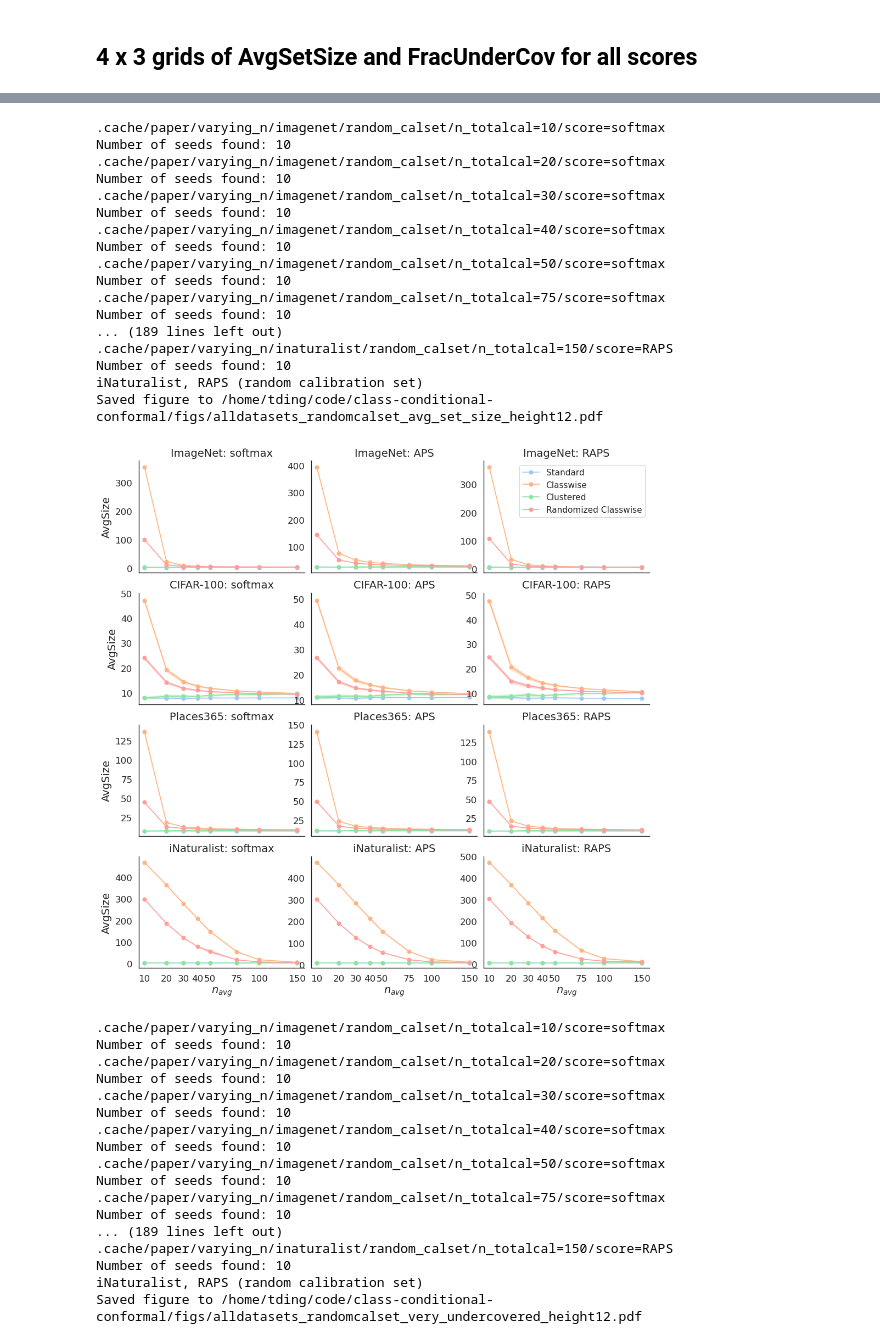
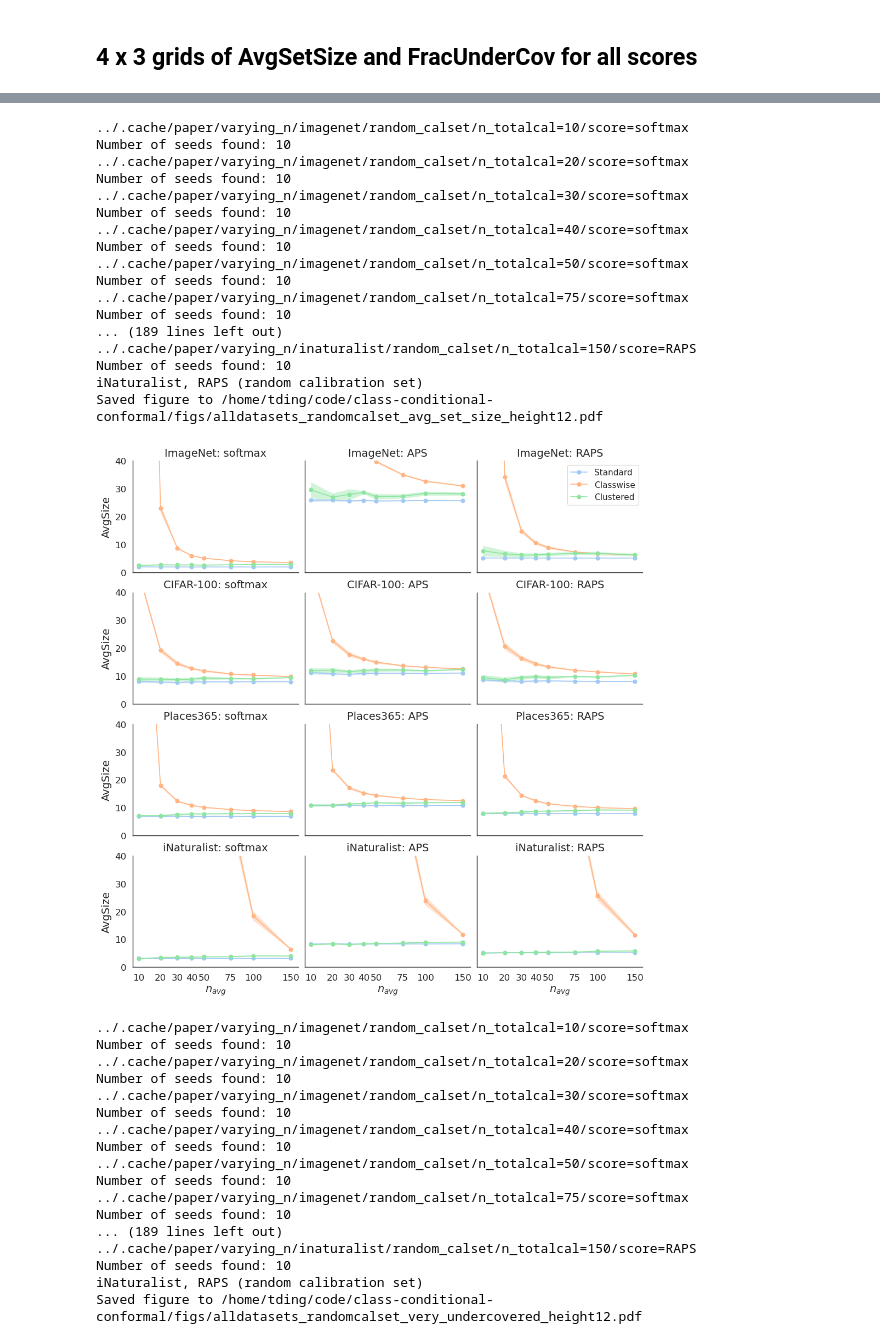
Before and after one commit to tiffanyding/class-conditional-conformal, a Jupyter notebook: notebooks/create_varying_n_plots.ipynb, the cells around one changed output, grey strips where cells are left out. Cells and saved outputs as stored; diff of their text form; code cells hidden in the pictures.

```diff
--- a/create_varying_n_plots.ipynb
+++ b/notebooks/create_varying_n_plots.ipynb
@@ -112,14 +22,0 @@ pth
-# %%
-folder = '.cache/paper/old/varying_n_before_exactclasswise'
-# pth = os.path.join(folder, f'inaturalist/random_calset/n_totalcal=75/score=RAPS/seed=8_allresults.pkl')
-pth = os.path.join(save_folder, f'inaturalist/random_calset/n_totalcal=75/score=RAPS/seed=8_allresults.pkl')
-
-
-with open(pth, 'rb') as f:
-    results = pickle.load(f)
-
-for method in method_list:
-    print(results.keys())
-    if method not in results.keys():
-        print('Missing', method)
-#             print(f'{method} is missing in {pth}')
@@ -311,24 +185,22 @@ Number of seeds found: 10
 # %%
+method_to_name = {'standard': 'Standard',
+                  'classwise': 'Classwise',
+                  'cluster_random': 'Clustered'}
+
 # method_to_name = {'standard': 'Standard',
 #                   'classwise': 'Classwise',
-#                   'cluster_proportional': 'Clustered'}
-
-method_to_name = {'standard': 'Standard',
-                  'classwise': 'Classwise',
-                  'cluster_proportional': 'Clustered',
-                  'exact_coverage_classwise': 'Randomized Classwise'}
+#                   'cluster_random': 'Clustered',
+#                   'exact_coverage_classwise': 'Randomized Classwise'}
 
 metric_to_name = {'class_cov_gap': 'CovGap', 'avg_set_size': 'AvgSize', 'very_undercovered': 'FracUnderCov'}
 
 dataset_to_name = {'imagenet': 'ImageNet', 'cifar-100': 'CIFAR-100',
                        'places365': 'Places365', 'inaturalist': 'iNaturalist'}
 # %%
-
-
 def make_line_plot(aggregated_results, ax,
                         n_list = [10, 20, 30, 40, 50, 75, 100, 150],
                         metric_to_name = {'class_cov_gap': 'CovGap', 'avg_set_size': 'AvgSize', 'very_undercovered': 'FracUnderCov'},
-                        method_list = ['standard', 'classwise', 'cluster_proportional'],
+                        method_list = ['standard', 'classwise', 'cluster_random'],
                         dataset_to_name = {'imagenet': 'ImageNet', 'cifar-100': 'CIFAR-100',
                        'places365': 'Places365', 'inaturalist': 'iNaturalist'}):
 
@@ -343,9 +215,7 @@ def make_line_plot(aggregated_results, ax,
         ax.fill_between(x, y-1.96*se, y+1.96*se, alpha=0.4)
 
         ax.set_xlabel('$n_{avg}$', fontsize=FONT_SIZE)
-#     ax.set_xlabel('Average number of examples per class')
-#     ax.set_ylabel(metric_to_name[metric])
-#     ax.legend()
+
 
     ax.set_xscale('squareroot')
     ax.set_xlim(left=8)
@@ -647,14 +572,14 @@ for metric in metric_list:
 #                          pad=-3) # Shift plot title down
 
 
-    #         Remove y-ticks except for bottom plots
+            # Remove x-ticks except for bottom plots
             if i < nrows - 1:
                 ax.set_xticks([])
                 ax.set_xlabel('.', fontsize=1) # hacky fix
 
-#             # Remove y-ticks and label except for left-most plots
-#             if j > 0:
-#                 ax.set_yticks([])
+            # Remove y-ticks and label except for left-most plots
+            if j > 0:
+                ax.set_yticks([])
 
 
             # Set y-label
@@ -663,7 +588,7 @@ for metric in metric_list:
 
             # Apply row-by-row adjustments
             if metric == 'avg_set_size':
-                pass
+                ax.set_ylim(0,40)
 #                 if dataset == 'imagenet' or dataset == 'places365':
 #                     ax.set_ylim(0,450)
 #                 if dataset == 'cifar-100':
@@ -715,35 +640,35 @@ Saved figure to /home/tding/code/class-conditional-conformal/figs/alldatasets_ra
-.cache/paper/varying_n/imagenet/random_calset/n_totalcal=10/score=softmax
+../.cache/paper/varying_n/imagenet/random_calset/n_totalcal=10/score=softmax
 Number of seeds found: 10
-.cache/paper/varying_n/imagenet/random_calset/n_totalcal=20/score=softmax
+../.cache/paper/varying_n/imagenet/random_calset/n_totalcal=20/score=softmax
 Number of seeds found: 10
-.cache/paper/varying_n/imagenet/random_calset/n_totalcal=30/score=softmax
+../.cache/paper/varying_n/imagenet/random_calset/n_totalcal=30/score=softmax
 Number of seeds found: 10
-.cache/paper/varying_n/imagenet/random_calset/n_totalcal=40/score=softmax
+../.cache/paper/varying_n/imagenet/random_calset/n_totalcal=40/score=softmax
 Number of seeds found: 10
-.cache/paper/varying_n/imagenet/random_calset/n_totalcal=50/score=softmax
+../.cache/paper/varying_n/imagenet/random_calset/n_totalcal=50/score=softmax
 Number of seeds found: 10
-.cache/paper/varying_n/imagenet/random_calset/n_totalcal=75/score=softmax
+../.cache/paper/varying_n/imagenet/random_calset/n_totalcal=75/score=softmax
 Number of seeds found: 10
 ... (189 lines left out)
-.cache/paper/varying_n/inaturalist/random_calset/n_totalcal=150/score=RAPS
+../.cache/paper/varying_n/inaturalist/random_calset/n_totalcal=150/score=RAPS
 Number of seeds found: 10
 iNaturalist, RAPS (random calibration set)
 Saved figure to /home/tding/code/class-conditional-conformal/figs/alldatasets_randomcalset_avg_set_size_height12.pdf
-[figure, old version]
+[figure, new version]
-.cache/paper/varying_n/imagenet/random_calset/n_totalcal=10/score=softmax
+../.cache/paper/varying_n/imagenet/random_calset/n_totalcal=10/score=softmax
 Number of seeds found: 10
-.cache/paper/varying_n/imagenet/random_calset/n_totalcal=20/score=softmax
+../.cache/paper/varying_n/imagenet/random_calset/n_totalcal=20/score=softmax
 Number of seeds found: 10
-.cache/paper/varying_n/imagenet/random_calset/n_totalcal=30/score=softmax
+../.cache/paper/varying_n/imagenet/random_calset/n_totalcal=30/score=softmax
 Number of seeds found: 10
-.cache/paper/varying_n/imagenet/random_calset/n_totalcal=40/score=softmax
+../.cache/paper/varying_n/imagenet/random_calset/n_totalcal=40/score=softmax
 Number of seeds found: 10
-.cache/paper/varying_n/imagenet/random_calset/n_totalcal=50/score=softmax
+../.cache/paper/varying_n/imagenet/random_calset/n_totalcal=50/score=softmax
 Number of seeds found: 10
-.cache/paper/varying_n/imagenet/random_calset/n_totalcal=75/score=softmax
+../.cache/paper/varying_n/imagenet/random_calset/n_totalcal=75/score=softmax
 Number of seeds found: 10
 ... (189 lines left out)
-.cache/paper/varying_n/inaturalist/random_calset/n_totalcal=150/score=RAPS
+../.cache/paper/varying_n/inaturalist/random_calset/n_totalcal=150/score=RAPS
 Number of seeds found: 10
 iNaturalist, RAPS (random calibration set)
 Saved figure to /home/tding/code/class-conditional-conformal/figs/alldatasets_randomcalset_very_undercovered_height12.pdf
```
Also changed, not shown: parts of 20 cells of this notebook, 28 other files.
